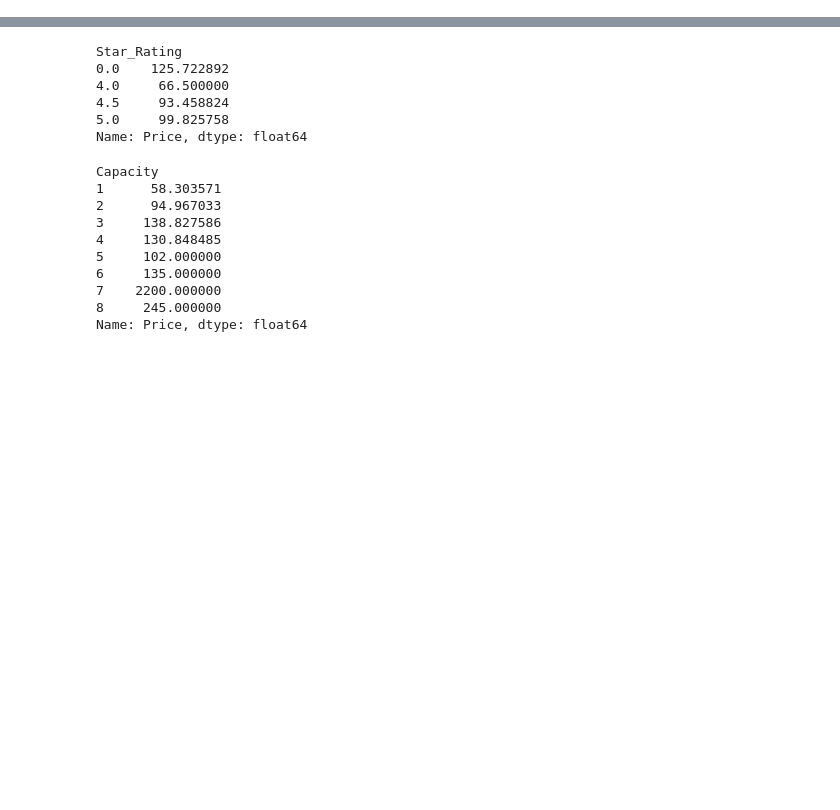
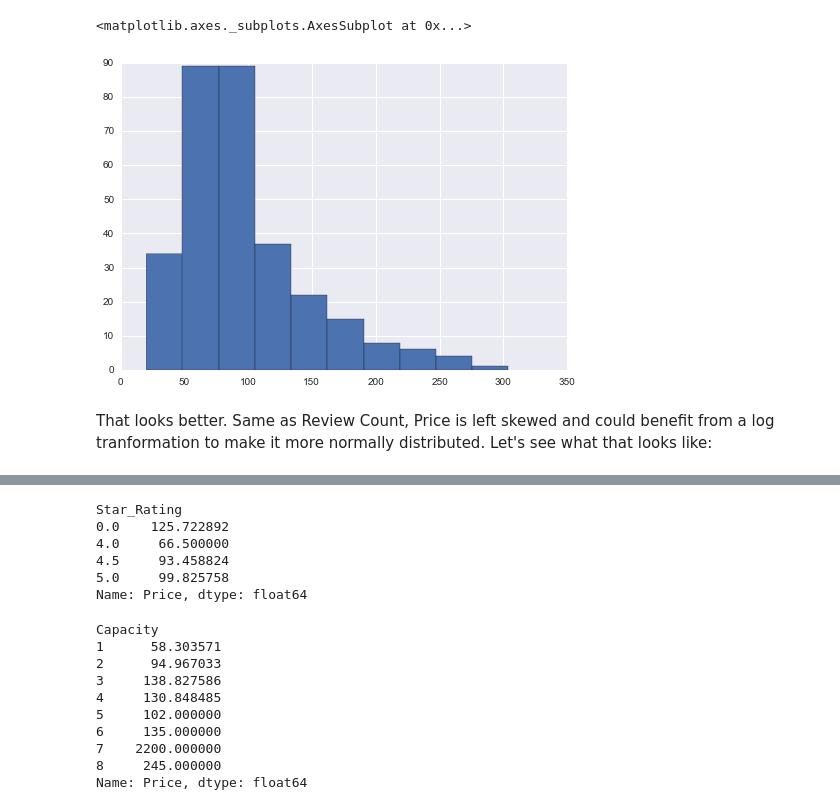
Before and after one commit to peacing/bkds-datachallenge-singman-paul, a Jupyter notebook: case-study-writeup.ipynb, the cells around one changed output, grey strips where cells are left out. Drawn from its saved outputs; the diff is of its cells as text; code cells hidden in the pictures; blank space fills up the shorter version.

```diff
--- a/case-study-writeup.ipynb
+++ b/case-study-writeup.ipynb
@@ -33,0 +95,9 @@ ny_df.head()
+# %%
+price_outlier_mask = feature_ny_df.Price<2000
+feature_ny_df = feature_ny_df[price_outlier_mask]
+feature_ny_df.Price.hist()
+# %% [output]
+<matplotlib.axes._subplots.AxesSubplot at 0x...>
+[figure, added]
+# %% [markdown]
+That looks better. Same as Review Count, Price is left skewed and could benefit from a log tranformation to make it more normally distributed. Let's see what that looks like:
```
Also changed, not shown: parts of 44 cells of this notebook.
